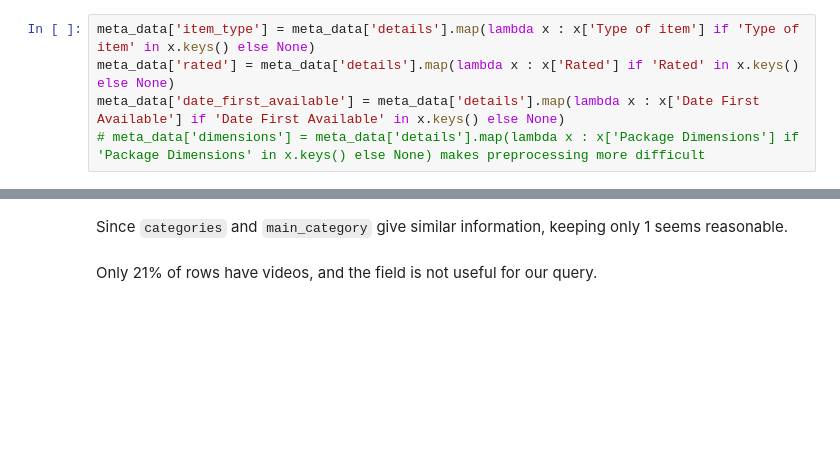
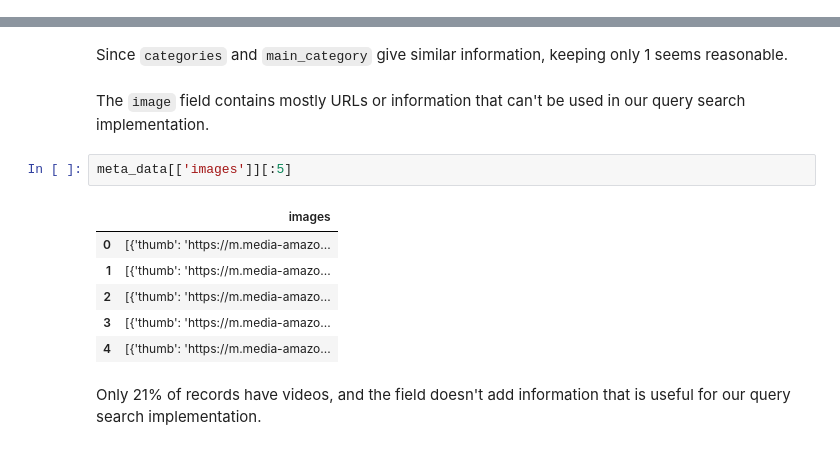
Before and after one commit to UBC-MDS-2025-26/DSCI_575_project_nourabd_mailysg, a Jupyter notebook: notebooks/milestone1_exploration.ipynb, the cells around one changed output, grey strips where cells are left out. Drawn from its saved outputs; the diff is of its cells as text; blank space fills up the shorter version.

Commit message:
Added justifications for eda and preprocessing

```diff
--- a/notebooks/milestone1_exploration.ipynb
+++ b/notebooks/milestone1_exploration.ipynb
@@ -175,11 +205,6 @@ file_dict['meta_data'][0]
   'Date First Available': 'October 2, 2001'},
  'parent_asin': 'B000FH0MHO',
  'bought_together': None}
-# %%
-meta_data['item_type'] = meta_data['details'].map(lambda x : x['Type of item'] if 'Type of item' in x.keys() else None)
-meta_data['rated'] = meta_data['details'].map(lambda x : x['Rated'] if 'Rated' in x.keys() else None)
-meta_data['date_first_available'] = meta_data['details'].map(lambda x : x['Date First Available'] if 'Date First Available' in x.keys() else None)
-# meta_data['dimensions'] = meta_data['details'].map(lambda x : x['Package Dimensions'] if 'Package Dimensions' in x.keys() else None) makes preprocessing more difficult
 # %% [markdown]
 ### Field selection
 # %% [markdown]
@@ -243,6 +268,17 @@ categories
 Name: count, Length: 509, dtype: int64
 # %% [markdown]
 Since `categories` and `main_category` give similar information, keeping only 1 seems reasonable.
+# %% [markdown]
+The `image` field contains mostly URLs or information that can't be used in our query search implementation.
+# %%
+meta_data[['images']][:5]
+# %% [output]
+|  | images |
+| 0 | [{'thumb': 'https://m.media-amazo... |
+| 1 | [{'thumb': 'https://m.media-amazo... |
+| 2 | [{'thumb': 'https://m.media-amazo... |
+| 3 | [{'thumb': 'https://m.media-amazo... |
+| 4 | [{'thumb': 'https://m.media-amazo... |
 # %% [markdown]
-Only 21% of rows have videos, and the field is not useful for our query.
+Only 21% of records have videos, and the field doesn't add information that is useful for our query search implementation.
 # %%
```
Also changed, not shown: parts of 38 cells of this notebook.
